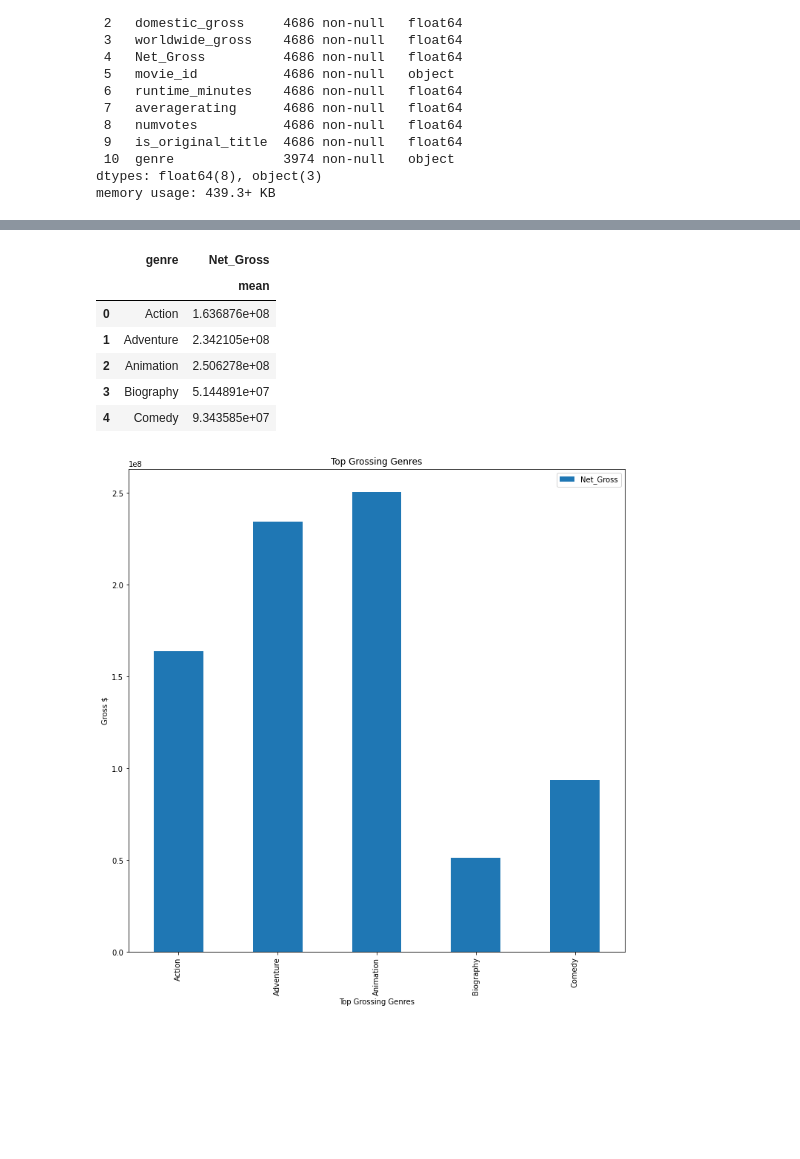
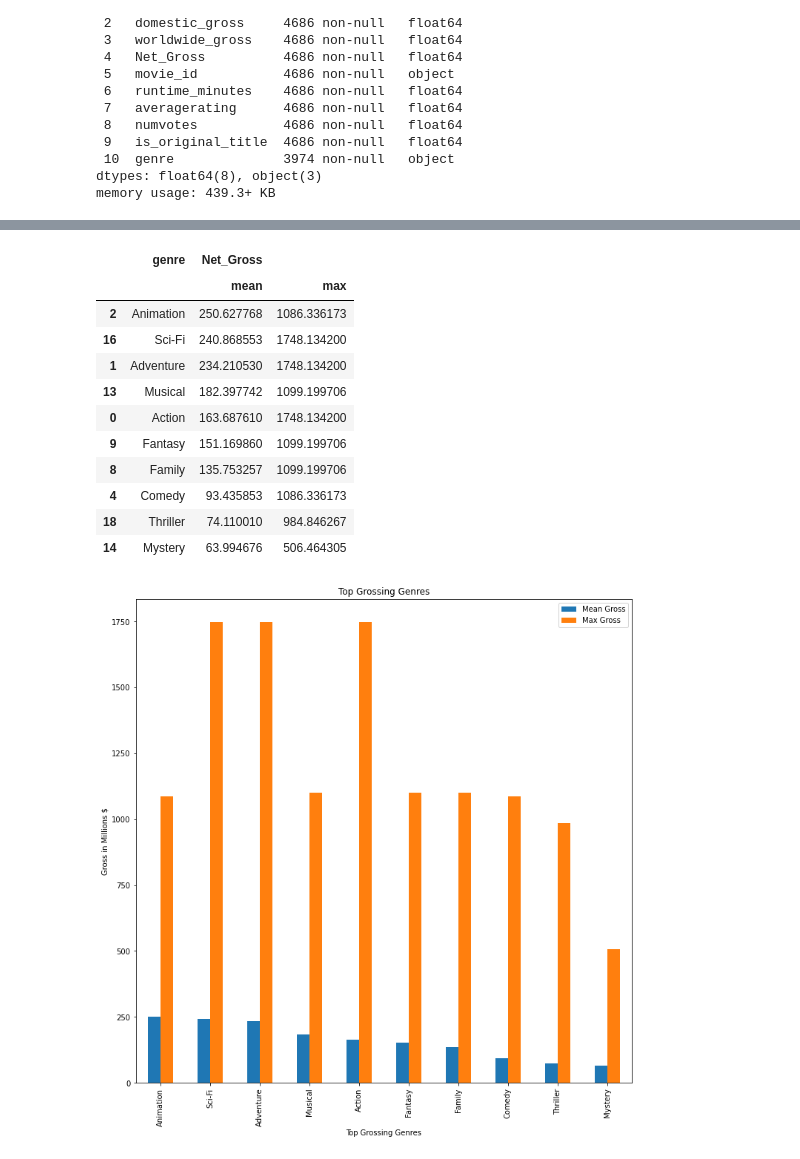
Before and after one commit to ldwilker10/dsc-phase-1-project-v2-4, a Jupyter notebook: Rough_Draft_Phase1_Project .ipynb, the cells around one changed output, grey strips where cells are left out. Saved outputs shown, nothing was run; the diff lists cells and outputs as text; code cells hidden in the pictures; blank space fills up the shorter version.

Commit message:
added bar chart for genres

```diff
--- a/Rough_Draft_Phase1_Project .ipynb
+++ b/Rough_Draft_Phase1_Project .ipynb
@@ -804,3 +804,5 @@ Data columns (total 11 columns):
  10  genre              3974 non-null   object
 dtypes: float64(8), object(3)
 memory usage: 439.3+ KB
+# %%
+genres["Net_Gross"]= genres["Net_Gross"]/1000000
@@ -807,4 +818,4 @@ memory usage: 439.3+ KB
 # %%
-genres_grouped= genres.groupby("genre").apply({'Net_Gross':['mean']})
-genres_grouped.head()
+genres_grouped= genres.groupby("genre").agg({'Net_Gross': ['mean','max']})
+genres_grouped.head(10)
 # %% [output]
@@ -812,2 +835,2 @@ TypeError: unhashable type: 'dict'
 # %%
-genres_index= genres_grouped.reset_index().head()
+genres_gross= genres_grouped.reset_index()
@@ -814,21 +849,28 @@ genres_index= genres_grouped.reset_index().head()
+# %%
+genres_gross_sort= genres_gross.sort_values(("Net_Gross",'mean'), ascending= False)
 # %%
-genres_index.head(10)
+genres_gross_sort.head(10)
 # %% [output]
-|  | genre | Net_Gross |
-|  |  | mean |
-| 0 | Action | 1.636876e+08 |
-| 1 | Adventure | 2.342105e+08 |
-| 2 | Animation | 2.506278e+08 |
-| 3 | Biography | 5.144891e+07 |
-| 4 | Comedy | 9.343585e+07 |
+|  | genre | Net_Gross |  |
+|  |  | mean | max |
+| 2 | Animation | 250.627768 | 1086.336173 |
+| 16 | Sci-Fi | 240.868553 | 1748.134200 |
+| 1 | Adventure | 234.210530 | 1748.134200 |
+| 13 | Musical | 182.397742 | 1099.199706 |
+| 0 | Action | 163.687610 | 1748.134200 |
+| 9 | Fantasy | 151.169860 | 1099.199706 |
+| 8 | Family | 135.753257 | 1099.199706 |
+| 4 | Comedy | 93.435853 | 1086.336173 |
+| 18 | Thriller | 74.110010 | 984.846267 |
+| 14 | Mystery | 63.994676 | 506.464305 |
 # %%
-genres_top10= genres_index.head(10)
+genres_top10= genres_gross_sort.head(10)
 genres_top10.plot(
     x= "genre", y=["Net_Gross"], kind="bar", figsize = (12,12))
 plt.xlabel("Top Grossing Genres")
-plt.ylabel("Gross $")
-plt.legend(["Net_Gross"])
+plt.ylabel("Gross in Millions $")
+plt.legend(["Mean Gross","Max Gross"])
 plt.title("Top Grossing Genres")
 plt.show()
 # %% [output]
-[figure, old version]
+[figure, new version]
```
Also changed, not shown: parts of 4 cells of this notebook.
